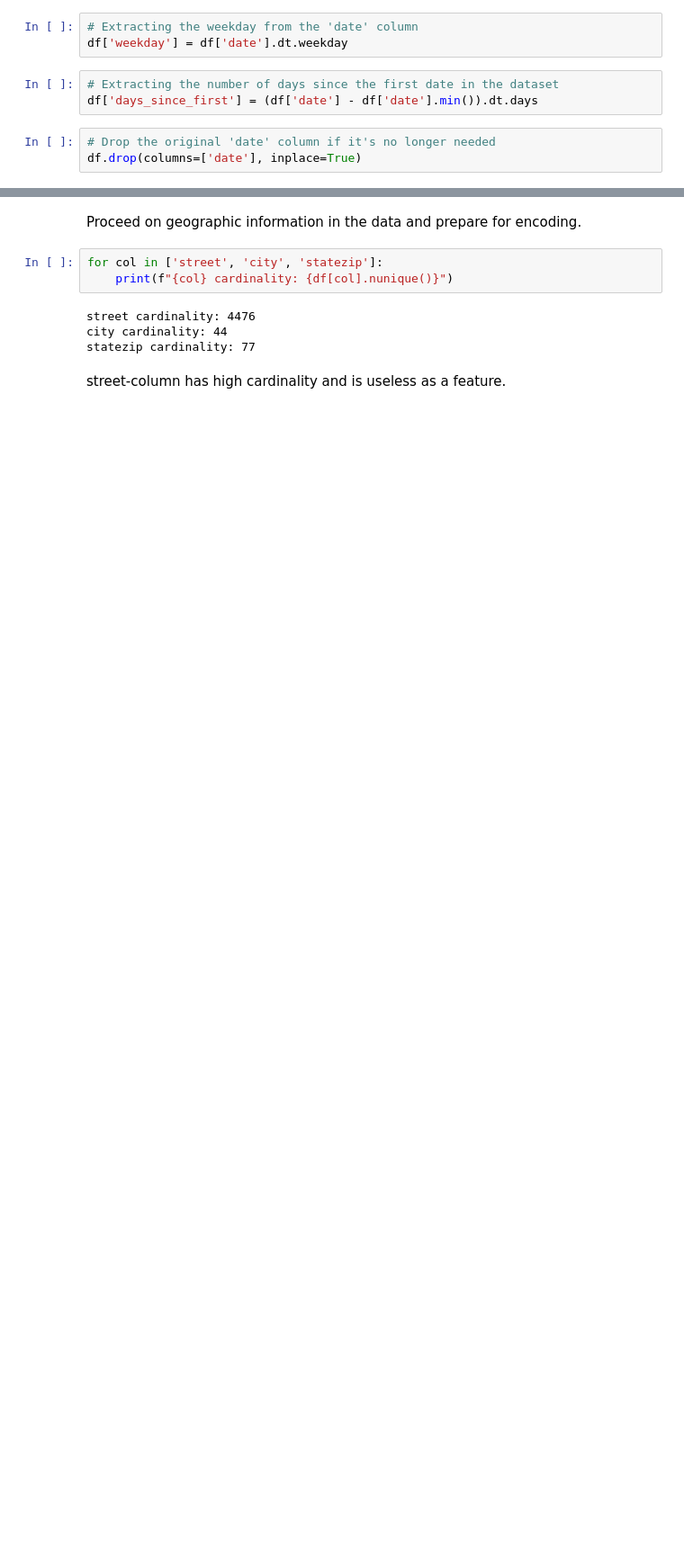
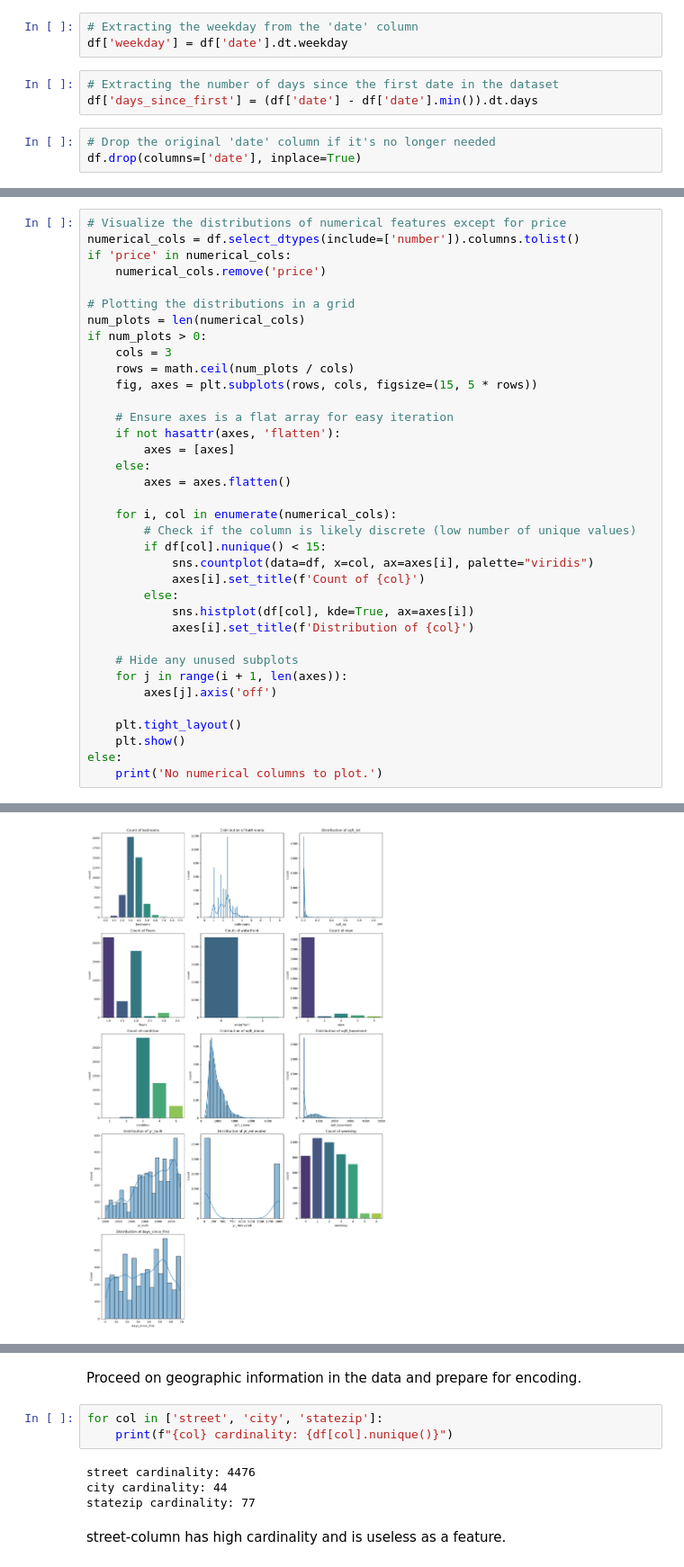
Before and after one commit to mortonki/House-prices, a Jupyter notebook: housing_eda.ipynb, the cells around one changed output, grey strips where cells are left out. Shown at 90% size. Cells and saved outputs as stored; diff of their text form; blank space fills up the shorter version.

```diff
--- a/housing_eda.ipynb
+++ b/housing_eda.ipynb
@@ -120,0 +119,37 @@ __Univariate Analysis for Key Features:__
+# %%
+# Visualize the distributions of numerical features except for price
+numerical_cols = df.select_dtypes(include=['number']).columns.tolist()
+if 'price' in numerical_cols:
+    numerical_cols.remove('price')
+
+# Plotting the distributions in a grid
+num_plots = len(numerical_cols)
+if num_plots > 0:
+    cols = 3
+    rows = math.ceil(num_plots / cols)
+    fig, axes = plt.subplots(rows, cols, figsize=(15, 5 * rows))
+
+    # Ensure axes is a flat array for easy iteration
+    if not hasattr(axes, 'flatten'):
+        axes = [axes]
+    else:
+        axes = axes.flatten()
+
+    for i, col in enumerate(numerical_cols):
+        # Check if the column is likely discrete (low number of unique values)
+        if df[col].nunique() < 15:
+            sns.countplot(data=df, x=col, ax=axes[i], palette="viridis")
+            axes[i].set_title(f'Count of {col}')
+        else:
+            sns.histplot(df[col], kde=True, ax=axes[i])
+            axes[i].set_title(f'Distribution of {col}')
+
+    # Hide any unused subplots
+    for j in range(i + 1, len(axes)):
+        axes[j].axis('off')
+
+    plt.tight_layout()
+    plt.show()
+else:
+    print('No numerical columns to plot.')
+# %% [output]
@@ -120,0 +173 @@ __Univariate Analysis for Key Features:__
+[figure, added]
```
Also changed, not shown: parts of 4 cells of this notebook, 2 other files.
